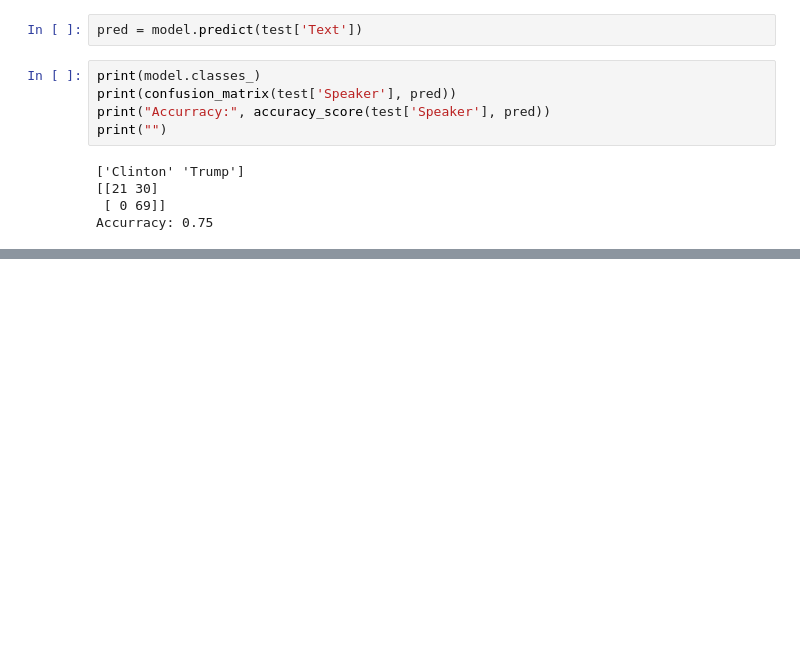
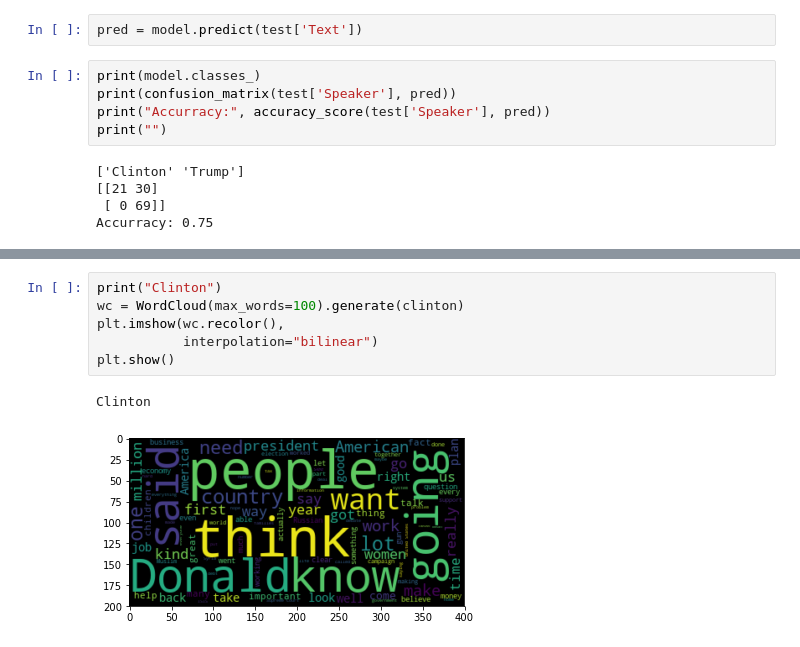
Before and after one commit to aaubrey91/homework, a Jupyter notebook: caseStudies/speech_analysis.ipynb, the cells around one changed output, grey strips where cells are left out. Cells and saved outputs as stored; diff of their text form; blank space fills up the shorter version.

```diff
--- a/caseStudies/speech_analysis.ipynb
+++ b/caseStudies/speech_analysis.ipynb
@@ -156,0 +173,9 @@ Accurracy: 0.833333333333
+# %%
+print("Clinton")
+wc = WordCloud(max_words=100).generate(clinton)
+plt.imshow(wc.recolor(),
+           interpolation="bilinear")
+plt.show()
+# %% [output]
+Clinton
+[figure, added]
```
Also changed, not shown: parts of 5 cells of this notebook.
